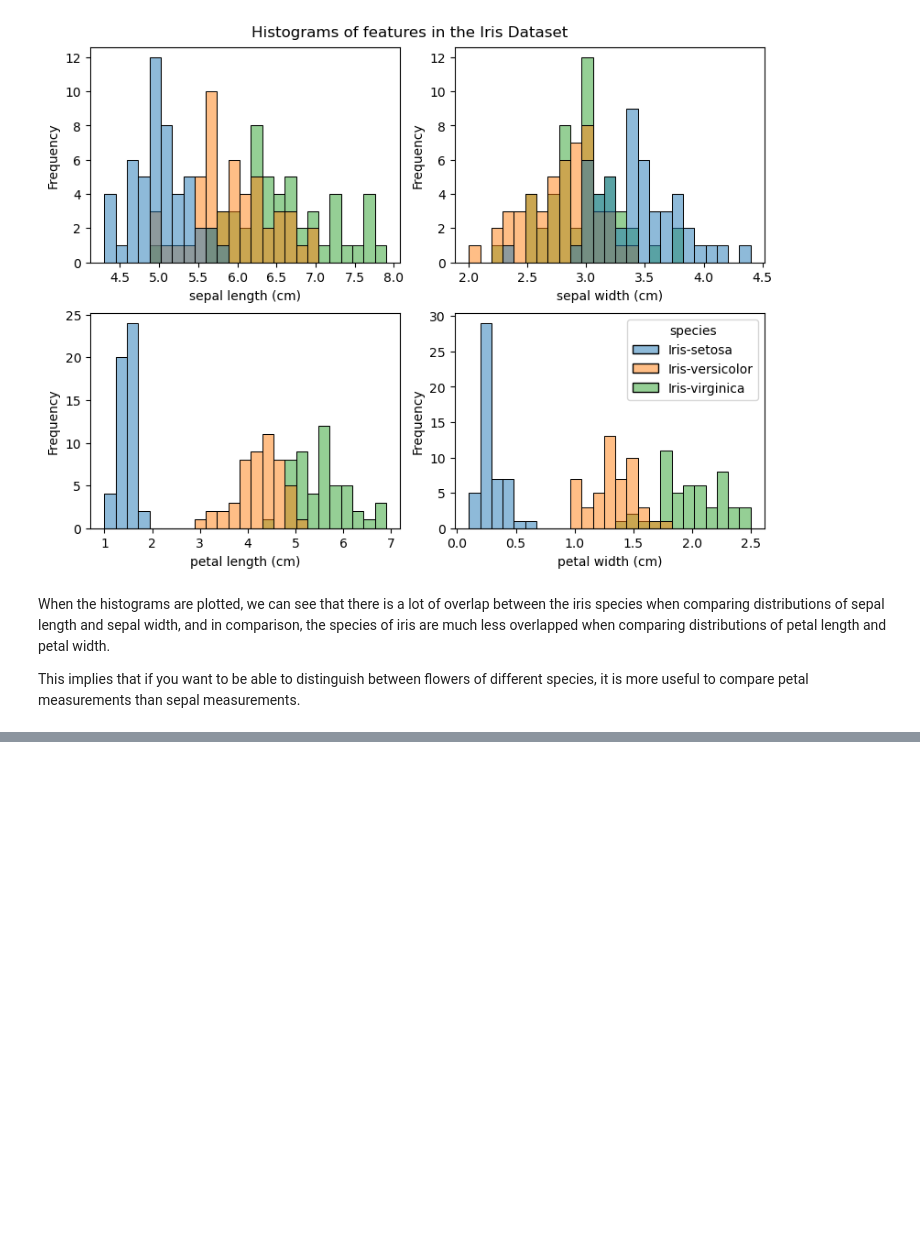
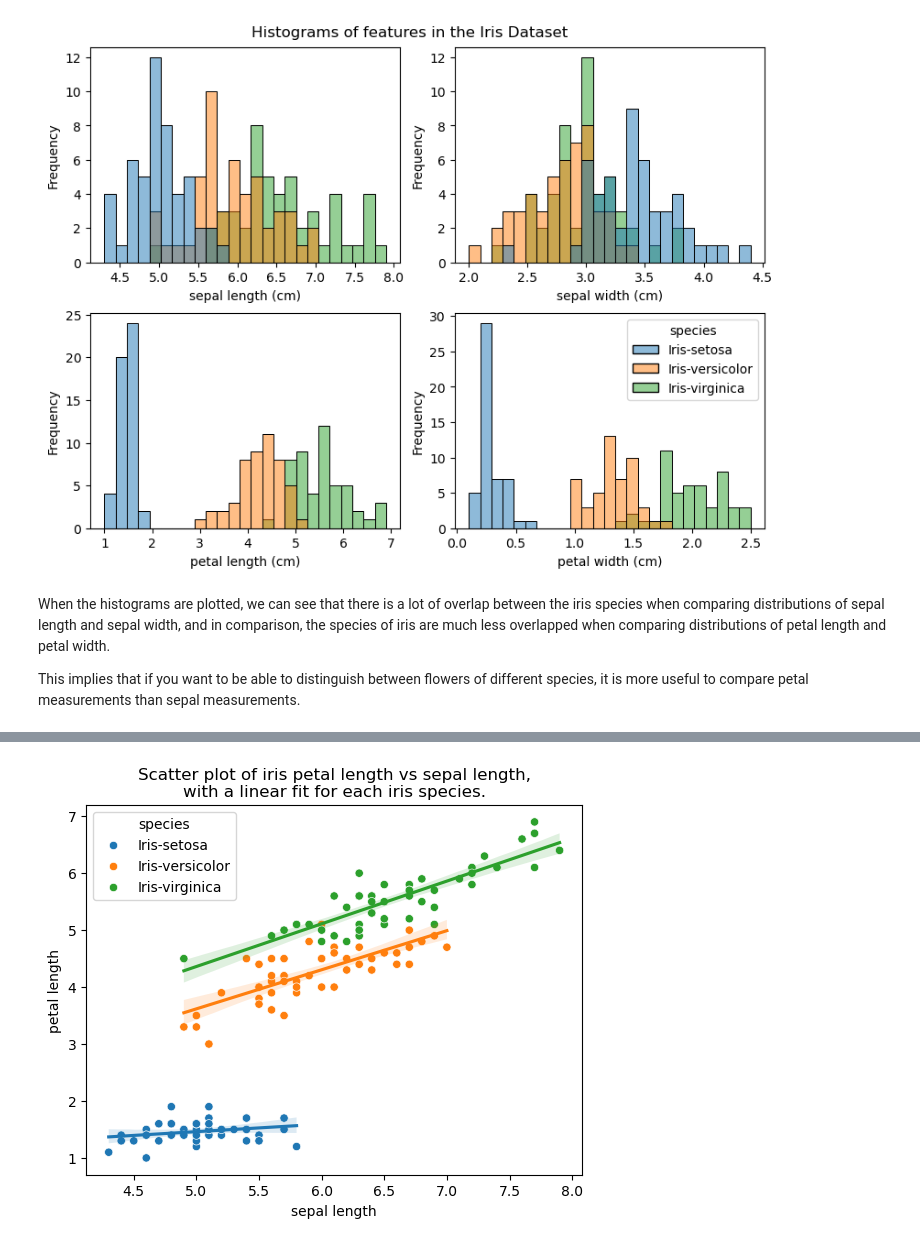
Before and after one commit to SuColl/pands-project, a Jupyter notebook: commentary.ipynb, the cells around one changed output, grey strips where cells are left out. Cells and saved outputs as stored; diff of their text form; code cells hidden in the pictures; blank space fills up the shorter version.

Commit message:
feat: Add scatter plot with linear fit

```diff
--- a/commentary.ipynb
+++ b/commentary.ipynb
@@ -173,0 +185,25 @@ This implies that if you want to be able to distinguish between flowers of diffe
+# %%
+# Plot a demonstration scatter plot of petal length vs sepal length, with a linear fit for each species.
+sns.scatterplot(
+    iris,
+    x="sepal length",
+    y="petal length",
+    hue="species"
+    )
+
+# for each unique value in the species coloum, plot a linear fit
+for species in iris.species.unique():
+    sns.regplot(
+        iris[iris.species==species],
+        scatter=False,
+        x="sepal length",
+        y="petal length",
+        )
+
+# add the title
+plt.title(
+    "Scatter plot of iris petal length vs sepal length,\n"
+    "with a linear fit for each iris species."
+);
+# %% [output]
+[figure, added]
```
Also changed, not shown: parts of 2 cells of this notebook, 2 other files.
